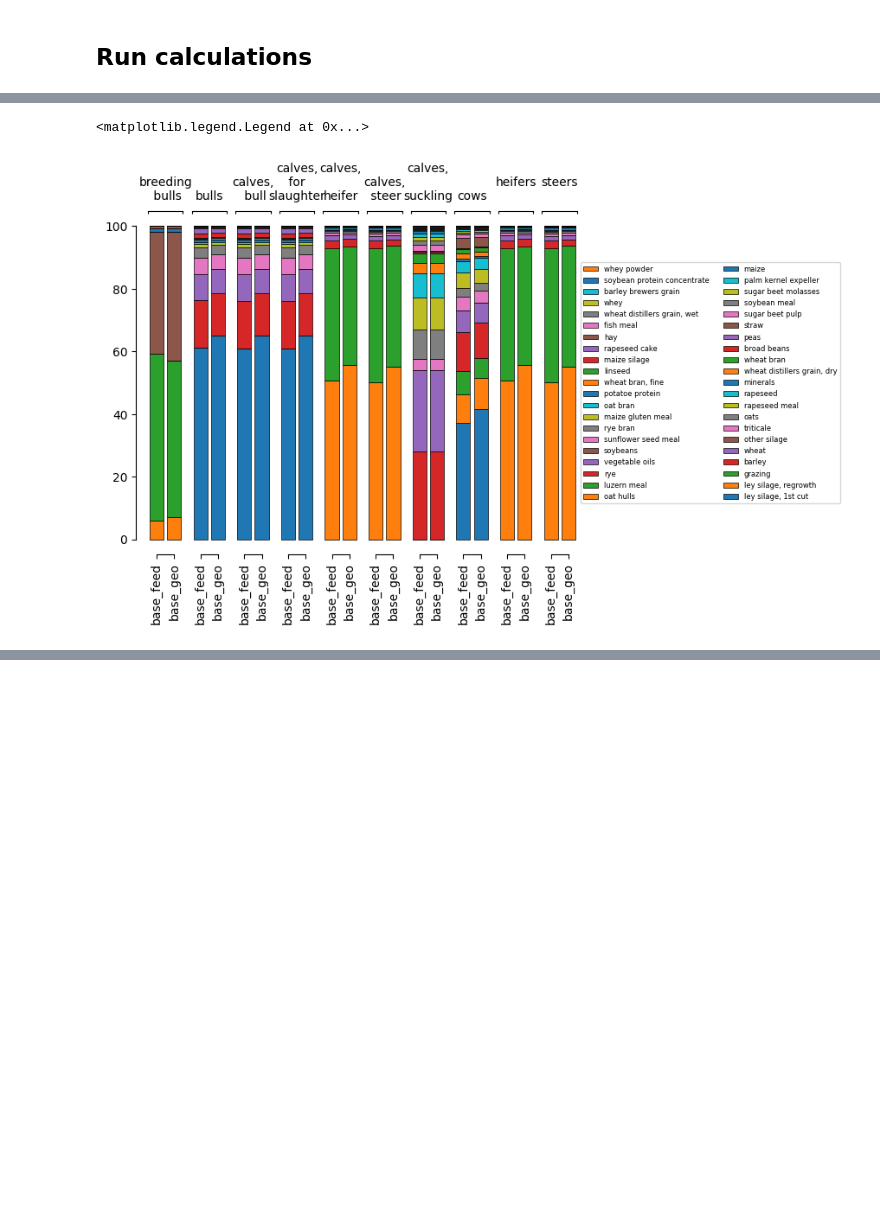
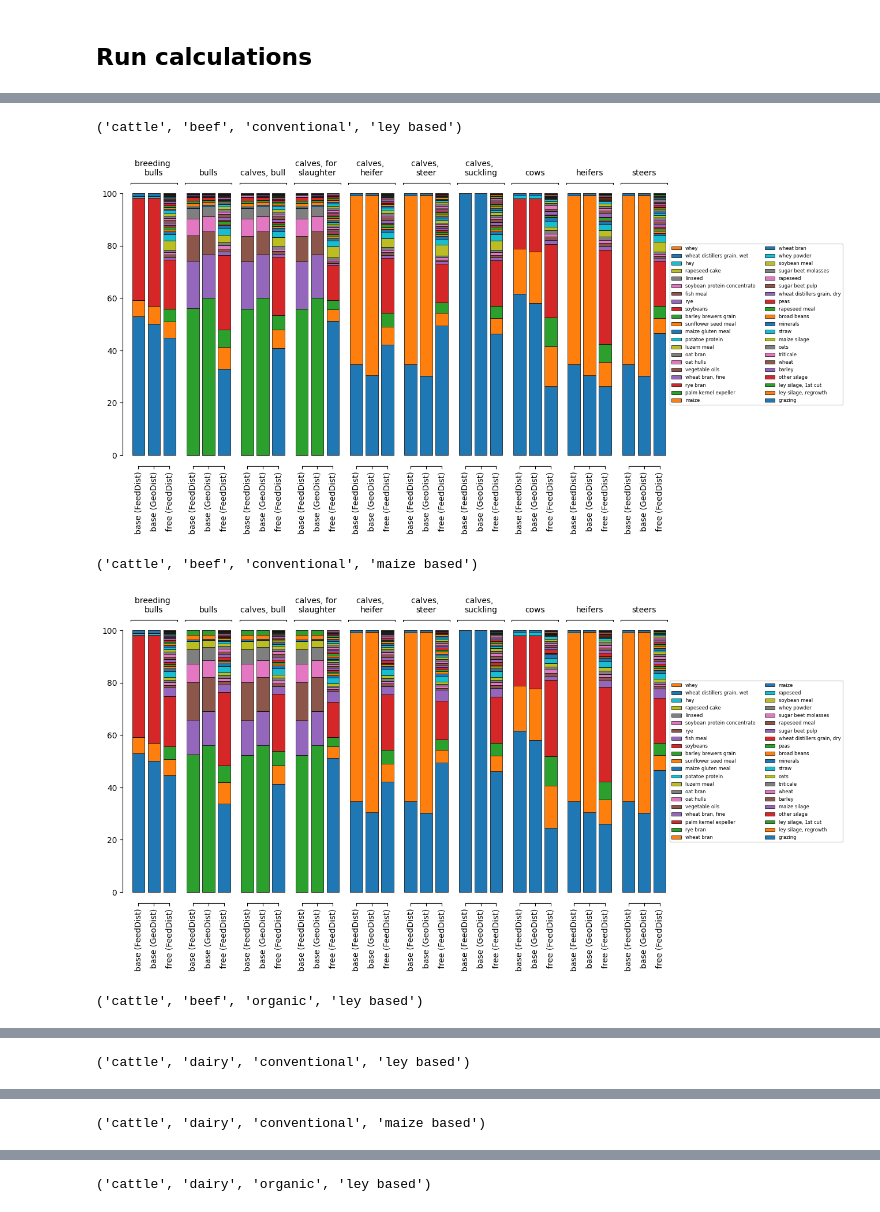
Before and after one commit to SLU-foodsystems/CIBUSmod, a Jupyter notebook: notebooks/feed_dist_example.ipynb, the cells around one changed output, grey strips where cells are left out. Drawn from its saved outputs; the diff is of its cells as text; code cells hidden in the pictures; blank space fills up the shorter version.

Commit message:
Work on testing FeedDist

```diff
--- a/notebooks/feed_dist_example.ipynb
+++ b/notebooks/feed_dist_example.ipynb
@@ -20,18 +22,25 @@ import matplotlib.pyplot as plt
 # Create session
 session = cm.Session(
     name = 'feed_dist_example',
-    data_path = '../data'
+    data_path = '../data',
+    data_path_scenarios = '../data/scenarios/feed_dist'
 )
 
 # Add scenarios
 session.add_scenario(
-    name = 'base_feed',
+    name = 'base (GeoDist)',
+    scenario_workbooks = None,
+    years = '2020'
+)
+
+session.add_scenario(
+    name = 'base (FeedDist)',
     scenario_workbooks = 'fix_default_feeddist',
     years = '2020'
 )
 
 session.add_scenario(
-    name = 'base_geo',
-    scenario_workbooks = None,
+    name = 'free (FeedDist)',
+    scenario_workbooks = ['fix_default_feeddist','free_cattle_rations'],
     years = '2020'
 )
@@ -83,6 +89,13 @@ feed_mgmt_geo = cm.FeedMgmt(
     type = 'GeoDist'
 )
 
+# Instantiate by-product management
+byprod_mgmt = cm.ByProductMgmt(
+    demand = demand,
+    herds = herds,
+    par = cm.ParameterRetriever('ByProductMgmt')
+)
+
 # Instantiate distributor
 feed_dist = cm.FeedDistributor(
     regions = regions,
@@ -102,3 +115,7 @@ geo_dist = cm.GeoDistributor(
 )
 # %% [markdown]
 ## Run calculations
+# %%
+runs = list(session.iterate('all'))
+runs = [(scn,y) for scn,y in runs if 'free' in scn]
+runs
@@ -258,25 +278,33 @@ pd.concat([
 # %%
 rations = (
     session.get_attr('a','feed.consumption',['species','breed','prod_system','sub_system','animal','feed'])
     .stack(['species','breed','prod_system','sub_system','animal'])
     .fillna(0).div(
         session.get_attr('a','heads',['species','breed','prod_system','sub_system','animal'])
         .stack(['species','breed','prod_system','sub_system','animal']),
         axis = 0
     )
     .stack().droplevel('year').unstack(['scn'])
     .groupby(['species','breed','prod_system','sub_system','animal']).apply(lambda x: x/x.sum()*100)
     .droplevel([0,1,2,3,4])
     .stack().unstack('feed')
 )
 
-ax,_ = cm.plot.bar(
-    rations.loc[('cattle','dairy','conventional','ley based')],
-    group_levels='animal',
-    sort_categories=True
-)
-ax.legend(ncol=2, reverse=True, fontsize=6,
-          loc='center left', bbox_to_anchor=(1, 0.5))
+for idx in rations.loc[['cattle']].index.droplevel(['animal','scn']).unique():
+    print(idx)
+    fig,ax = plt.subplots(figsize=(12,6))
+    cm.plot.bar(
+        rations.loc[idx],
+        group_levels='animal',
+        sort_categories=True,
+        ax=ax
+    )
+    ax.legend(ncol=2, reverse=True, fontsize=6,
+              loc='center left', bbox_to_anchor=(1, 0.5))
+    plt.show()
 # %% [output]
-<matplotlib.legend.Legend at 0x...>
+('cattle', 'beef', 'conventional', 'ley based')
-[figure, old version]
+[figure, new version]
+('cattle', 'beef', 'conventional', 'maize based')
+[figure, added]
+('cattle', 'beef', 'organic', 'ley based')
@@ -282,0 +312 @@ ax.legend(ncol=2, reverse=True, fontsize=6,
+('cattle', 'dairy', 'conventional', 'ley based')
@@ -282,0 +314 @@ ax.legend(ncol=2, reverse=True, fontsize=6,
+('cattle', 'dairy', 'conventional', 'maize based')
@@ -282,0 +316 @@ ax.legend(ncol=2, reverse=True, fontsize=6,
+('cattle', 'dairy', 'organic', 'ley based')
```
Also changed, not shown: parts of 18 cells of this notebook, 4 other files.
